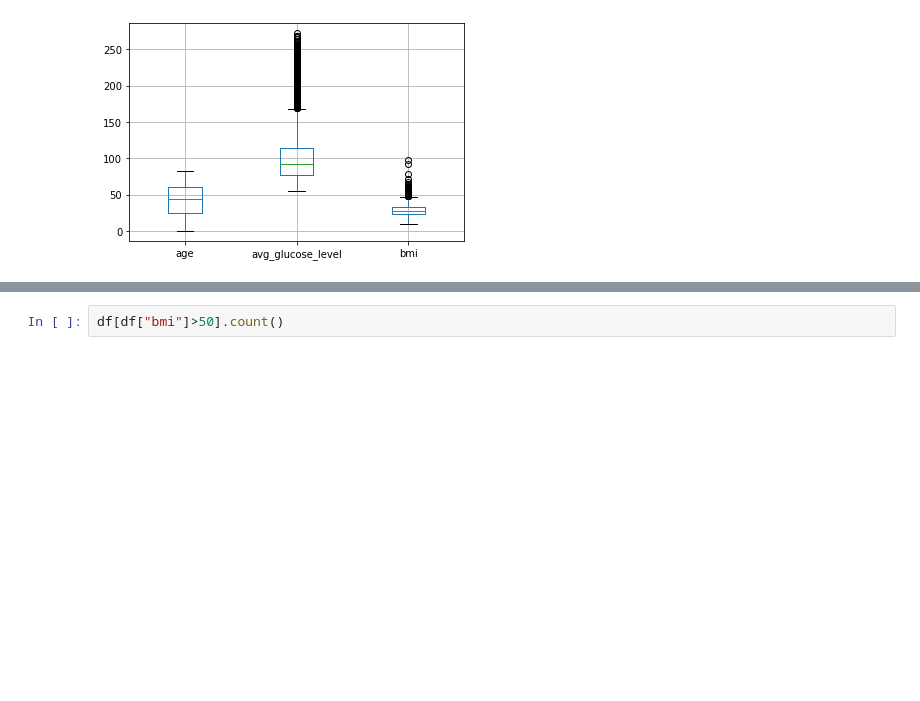
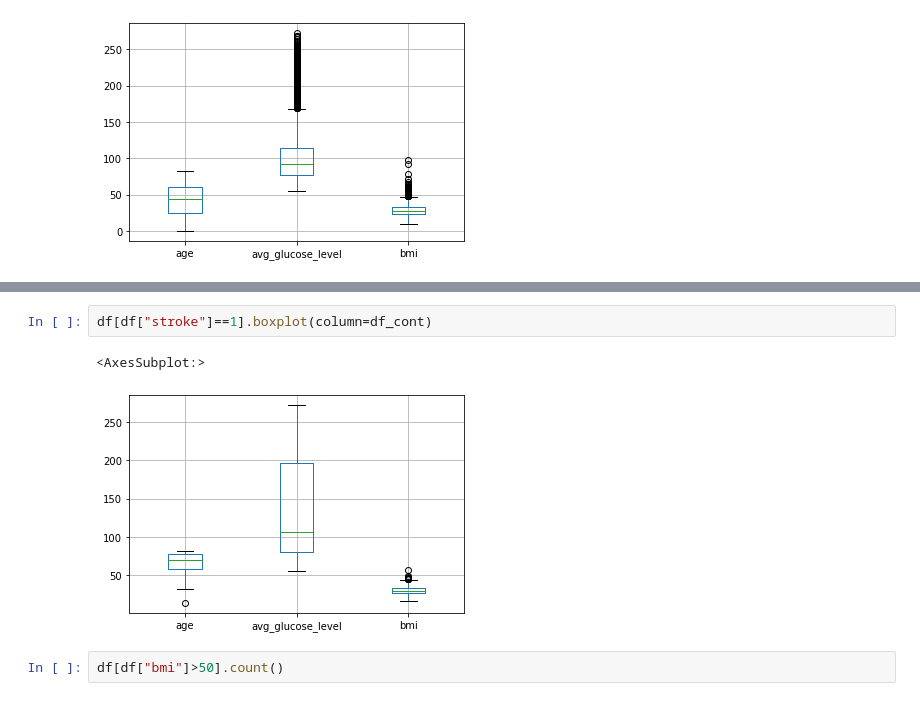
Before and after one commit to MelissaLesiewicz/GroupProject, a Jupyter notebook: Data_Analysis_and_Database_Creation.ipynb, the cells around one changed output, grey strips where cells are left out. Cells and saved outputs as stored; diff of their text form; blank space fills up the shorter version.

```diff
--- a/Data_Analysis_and_Database_Creation.ipynb
+++ b/Data_Analysis_and_Database_Creation.ipynb
@@ -162,3 +167,8 @@ df.boxplot(column=df_cont)
+# %%
+df[df["stroke"]==1].boxplot(column=df_cont)
+# %% [output]
+<AxesSubplot:>
+[figure, added]
 # %%
 df[df["bmi"]>50].count()
 # %% [output]
```
Also changed, not shown: parts of 5 cells of this notebook.
